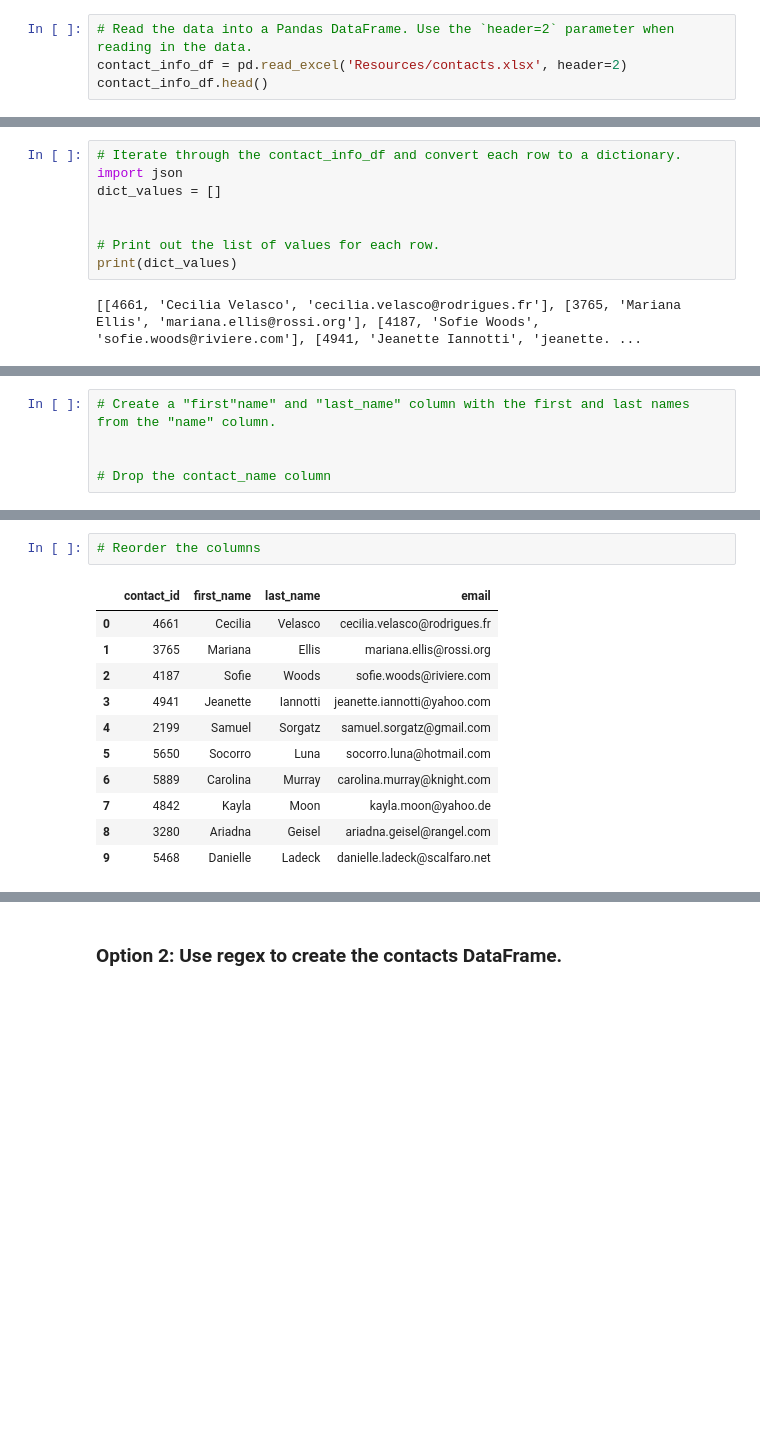
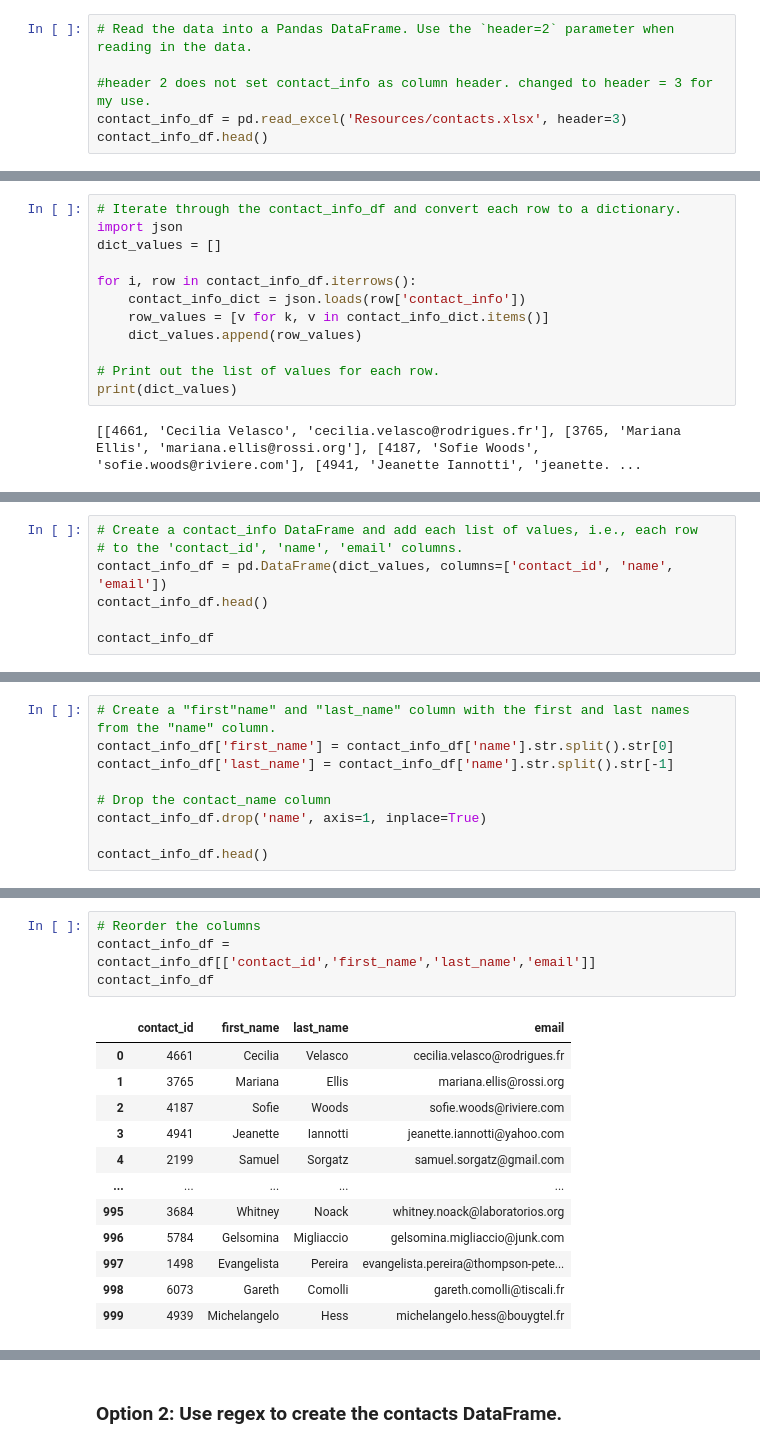
Before and after one commit to akhattaway/Crowdfunding_ETL, a Jupyter notebook: Starter_Files/ETL_Mini_Project_Khattaway_AGonzalez.ipynb, the cells around one changed output, grey strips where cells are left out. Drawn from its saved outputs; the diff is of its cells as text; blank space fills up the shorter version.

Commit message:
contacts info updated to main notebook, and contacts csv created

```diff
--- a/Starter_Files/ETL_Mini_Project_Khattaway_AGonzalez.ipynb
+++ b/Starter_Files/ETL_Mini_Project_Khattaway_AGonzalez.ipynb
@@ -324,7 +324,9 @@ campaign_cleaned.to_csv("Resources/campaign.csv", index=False)
 ### Extract the contacts.xlsx Data.
 # %%
 # Read the data into a Pandas DataFrame. Use the `header=2` parameter when reading in the data.
-contact_info_df = pd.read_excel('Resources/contacts.xlsx', header=2)
+
+#header 2 does not set contact_info as column header. changed to header = 3 for my use.
+contact_info_df = pd.read_excel('Resources/contacts.xlsx', header=3)
 contact_info_df.head()
 # %% [output]
 |  | contact_info |
@@ -350,6 +352,10 @@ Then export the DataFrame as a `contacts.csv` CSV file.
 import json
 dict_values = []
 
+for i, row in contact_info_df.iterrows():
+    contact_info_dict = json.loads(row['contact_info'])
+    row_values = [v for k, v in contact_info_dict.items()]
+    dict_values.append(row_values)
 
 # Print out the list of values for each row.
 print(dict_values)
@@ -367,0 +367,7 @@ print(dict_values)
+# %%
+# Create a contact_info DataFrame and add each list of values, i.e., each row
+# to the 'contact_id', 'name', 'email' columns.
+contact_info_df = pd.DataFrame(dict_values, columns=['contact_id', 'name', 'email'])
+contact_info_df.head()
+
+contact_info_df
@@ -380,9 +401,13 @@ dtypes: int64(1), object(2)
 memory usage: 23.6+ KB
 # %%
 # Create a "first"name" and "last_name" column with the first and last names from the "name" column.
-
+contact_info_df['first_name'] = contact_info_df['name'].str.split().str[0]
+contact_info_df['last_name'] = contact_info_df['name'].str.split().str[-1]
 
 # Drop the contact_name column
+contact_info_df.drop('name', axis=1, inplace=True)
+
+contact_info_df.head()
 # %% [output]
 |  | contact_id | email | first_name | last_name |
 | 0 | 4661 | cecilia.velasco@rodrigues.fr | Cecilia | Velasco |
@@ -398,14 +418,17 @@ memory usage: 23.6+ KB
 # %%
 # Reorder the columns
+contact_info_df = contact_info_df[['contact_id','first_name','last_name','email']]
+contact_info_df
 # %% [output]
 |  | contact_id | first_name | last_name | email |
 | 0 | 4661 | Cecilia | Velasco | cecilia.velasco@rodrigues.fr |
 | 1 | 3765 | Mariana | Ellis | mariana.ellis@rossi.org |
 | 2 | 4187 | Sofie | Woods | sofie.woods@riviere.com |
 | 3 | 4941 | Jeanette | Iannotti | jeanette.iannotti@yahoo.com |
 | 4 | 2199 | Samuel | Sorgatz | samuel.sorgatz@gmail.com |
-| 5 | 5650 | Socorro | Luna | socorro.luna@hotmail.com |
-| 6 | 5889 | Carolina | Murray | carolina.murray@knight.com |
-| 7 | 4842 | Kayla | Moon | kayla.moon@yahoo.de |
-| 8 | 3280 | Ariadna | Geisel | ariadna.geisel@rangel.com |
-| 9 | 5468 | Danielle | Ladeck | danielle.ladeck@scalfaro.net |
+| ... | ... | ... | ... | ... |
+| 995 | 3684 | Whitney | Noack | whitney.noack@laboratorios.org |
+| 996 | 5784 | Gelsomina | Migliaccio | gelsomina.migliaccio@junk.com |
+| 997 | 1498 | Evangelista | Pereira | evangelista.pereira@thompson-pete... |
+| 998 | 6073 | Gareth | Comolli | gareth.comolli@tiscali.fr |
+| 999 | 4939 | Michelangelo | Hess | michelangelo.hess@bouygtel.fr |
```
Also changed, not shown: parts of 8 cells of this notebook, 3 other files.
